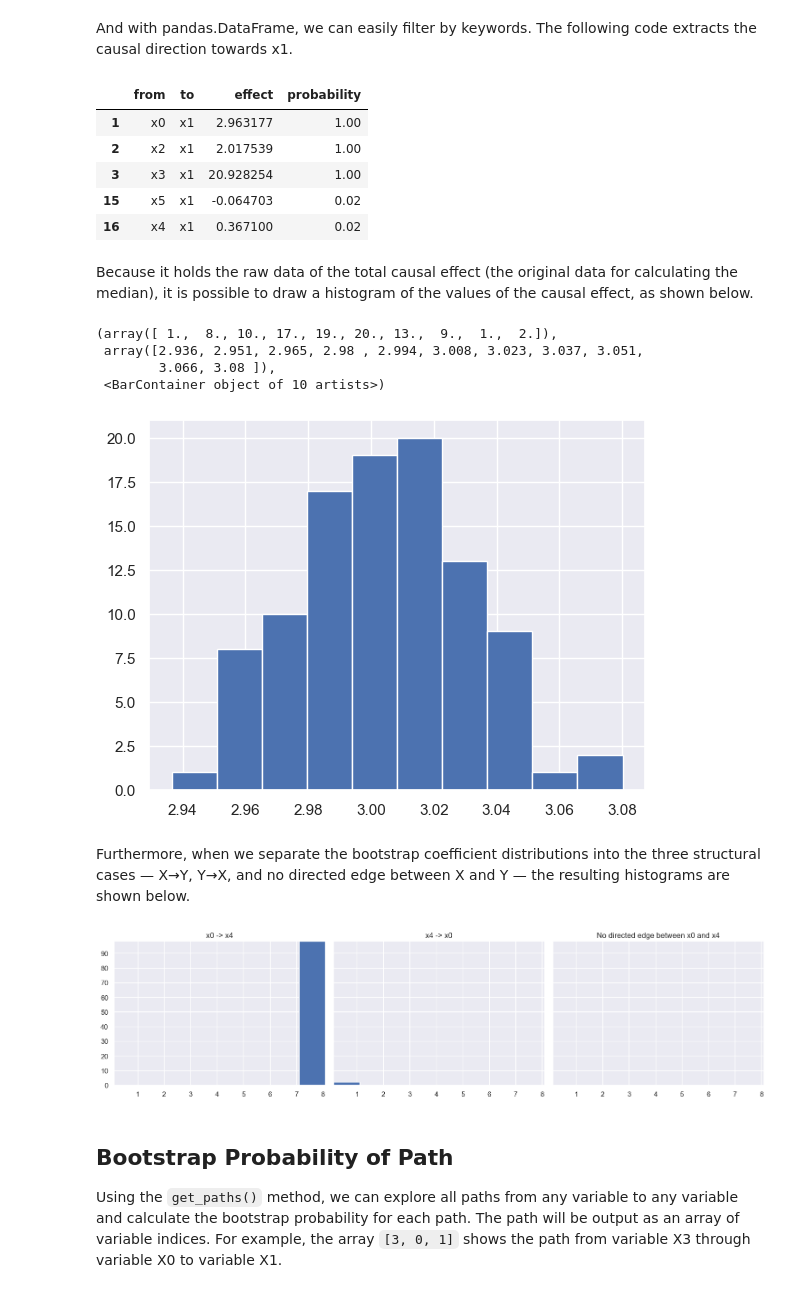
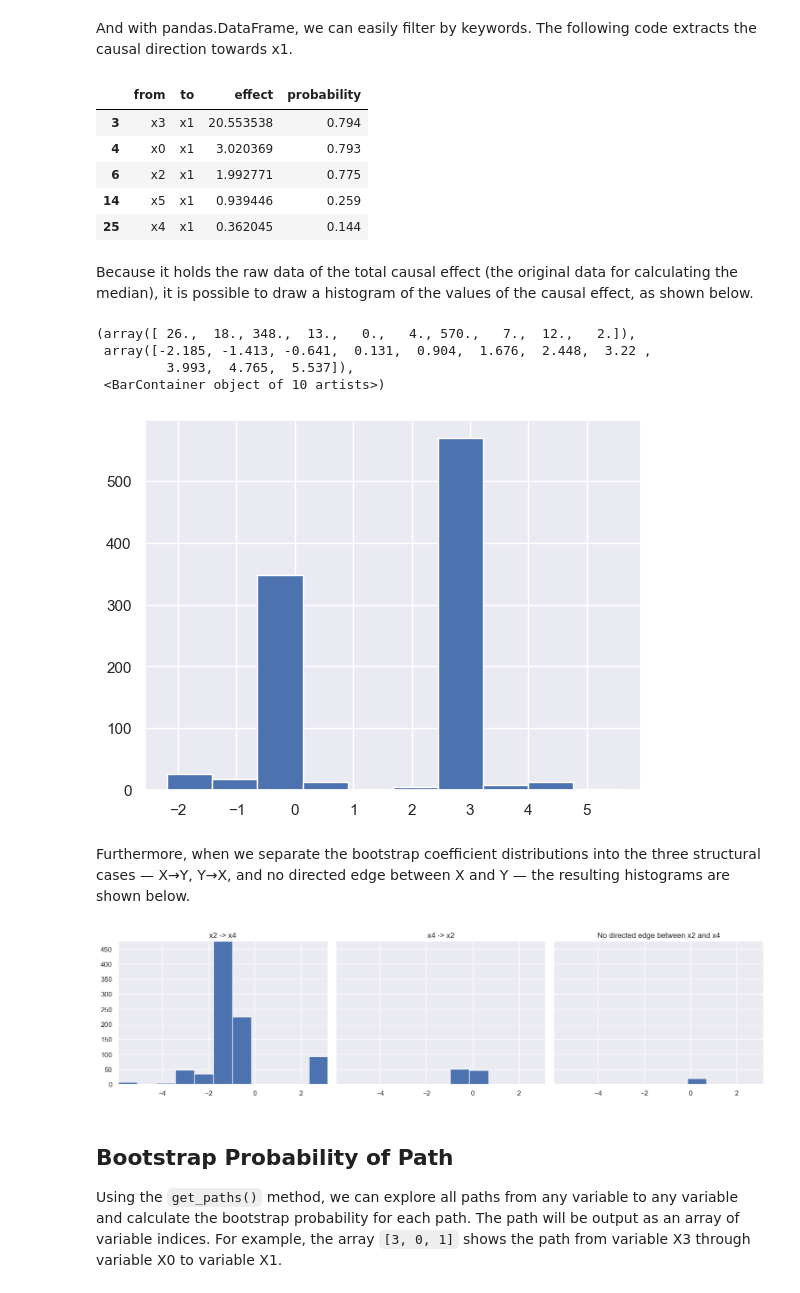
Before and after one commit to cdt15/lingam, a Jupyter notebook: examples/Bootstrap.ipynb, the cells around one changed output. Cells and saved outputs as stored; diff of their text form; code cells hidden in the pictures.

```diff
--- a/examples/Bootstrap.ipynb
+++ b/examples/Bootstrap.ipynb
@@ -23,12 +23,13 @@ np.random.seed(0)
 ## Test data
 We create test data consisting of 6 variables.
 # %%
-x3 = np.random.uniform(size=1000)
-x0 = 3.0*x3 + np.random.uniform(size=1000)
-x2 = 6.0*x3 + np.random.uniform(size=1000)
-x1 = 3.0*x0 + 2.0*x2 + np.random.uniform(size=1000)
-x5 = 4.0*x0 + np.random.uniform(size=1000)
-x4 = 8.0*x0 - 1.0*x2 + np.random.uniform(size=1000)
+_size = 100
+x3 = np.random.uniform(size=_size)
+x0 = 3.0*x3 + np.random.uniform(size=_size)
+x2 = 6.0*x3 + np.random.uniform(size=_size)
+x1 = 3.0*x0 + 2.0*x2 + np.random.uniform(size=_size)
+x5 = 4.0*x0 + np.random.uniform(size=_size)
+x4 = 8.0*x0 - 1.0*x2 + np.random.uniform(size=_size)
 X = pd.DataFrame(np.array([x0, x1, x2, x3, x4, x5]).T ,columns=['x0', 'x1', 'x2', 'x3', 'x4', 'x5'])
 X.head()
 # %% [output]
@@ -53,7 +54,7 @@ make_dot(m)
 ## Bootstrapping
 We call `bootstrap()` method instead of `fit()`. Here, the second argument specifies the number of bootstrap sampling.
 # %%
-n_samples = 100
+n_samples = 1000
 
 model = lingam.DirectLiNGAM()
 result = model.bootstrap(X, n_sampling=n_samples)
@@ -172,11 +173,11 @@ And with pandas.DataFrame, we can easily filter by keywords. The following code
 df[df['to']=='x1'].head()
 # %% [output]
 |  | from | to | effect | probability |
-| 1 | x0 | x1 | 2.963177 | 1.00 |
-| 2 | x2 | x1 | 2.017539 | 1.00 |
-| 3 | x3 | x1 | 20.928254 | 1.00 |
-| 15 | x5 | x1 | -0.064703 | 0.02 |
-| 16 | x4 | x1 | 0.367100 | 0.02 |
+| 3 | x3 | x1 | 20.553538 | 0.794 |
+| 4 | x0 | x1 | 3.020369 | 0.793 |
+| 6 | x2 | x1 | 1.992771 | 0.775 |
+| 14 | x5 | x1 | 0.939446 | 0.259 |
+| 25 | x4 | x1 | 0.362045 | 0.144 |
 # %% [markdown]
 Because it holds the raw data of the total causal effect (the original data for calculating the median), it is possible to draw a histogram of the values of the causal effect, as shown below.
 # %%
@@ -189,17 +190,17 @@ from_index = 3 # index of x3
 to_index = 0 # index of x0
 plt.hist(result.total_effects_[:, to_index, from_index])
 # %% [output]
-(array([ 1.,  8., 10., 17., 19., 20., 13.,  9.,  1.,  2.]),
- array([2.936, 2.951, 2.965, 2.98 , 2.994, 3.008, 3.023, 3.037, 3.051,
-        3.066, 3.08 ]),
+(array([ 26.,  18., 348.,  13.,   0.,   4., 570.,   7.,  12.,   2.]),
+ array([-2.185, -1.413, -0.641,  0.131,  0.904,  1.676,  2.448,  3.22 ,
+         3.993,  4.765,  5.537]),
  <BarContainer object of 10 artists>)
-[figure, old version]
+[figure, new version]
 # %% [markdown]
 Furthermore, when we separate the bootstrap coefficient distributions into the three structural cases — X→Y, Y→X, and no directed edge between X and Y — the resulting histograms are shown below.
 # %%
 import matplotlib.ticker as ticker
 
-from_index, to_index = 0, 4
+from_index, to_index = 2, 4
 
 te_xy = result.total_effects_[:, to_index, from_index]
 te_yx = result.total_effects_[:, from_index, to_index]
@@ -234,34 +235,34 @@ counts_zz, _ = np.histogram(te_zero, bins=bin_edges) if te_zero.size > 0 else (n
 ymax = int(max(counts_xy.max(initial=0), counts_yx.max(initial=0), counts_zz.max(initial=0)))
 ymax = max(ymax, 1)
 # If you want to set ymax to the number of bootstrap iterations, uncomment next line.
 # ymax = n_samples
 
 # display histograms
 fig, axes = plt.subplots(1, 3, figsize=(15, 4), sharex=True, sharey=True)
 labels = [f'x{i}' for i in range(X.shape[1])]
 
 axes[0].hist(te_xy, bins=bin_edges)
 axes[0].set_title(f"{labels[from_index]} -> {labels[to_index]}")
 axes[0].yaxis.set_major_locator(ticker.MaxNLocator(integer=True))
 axes[0].set_xlim(xmin, xmax)
 axes[0].set_ylim(0, ymax)
 
 axes[1].hist(te_yx, bins=bin_edges)
 axes[1].set_title(f"{labels[to_index]} -> {labels[from_index]}")
 axes[1].yaxis.set_major_locator(ticker.MaxNLocator(integer=True))
 axes[1].set_xlim(xmin, xmax)
 axes[1].set_ylim(0, ymax)
 
 axes[2].hist(te_zero, bins=bin_edges)
 axes[2].set_title("No directed edge between " + labels[from_index] + " and " + labels[to_index])
 axes[2].yaxis.set_major_locator(ticker.MaxNLocator(integer=True))
 axes[2].set_xlim(xmin, xmax)
 axes[2].set_ylim(0, ymax)
 
 plt.tight_layout()
 plt.show()
 # %% [output]
-[figure, old version]
+[figure, new version]
 # %% [markdown]
 ## Bootstrap Probability of Path
 Using the `get_paths()` method, we can explore all paths from any variable to any variable and calculate the bootstrap probability for each path. The path will be output as an array of variable indices. For example, the array `[3, 0, 1]` shows the path from variable X3 through variable X0 to variable X1.
```
Also changed, not shown: parts of 8 cells of this notebook, 3 other files.
